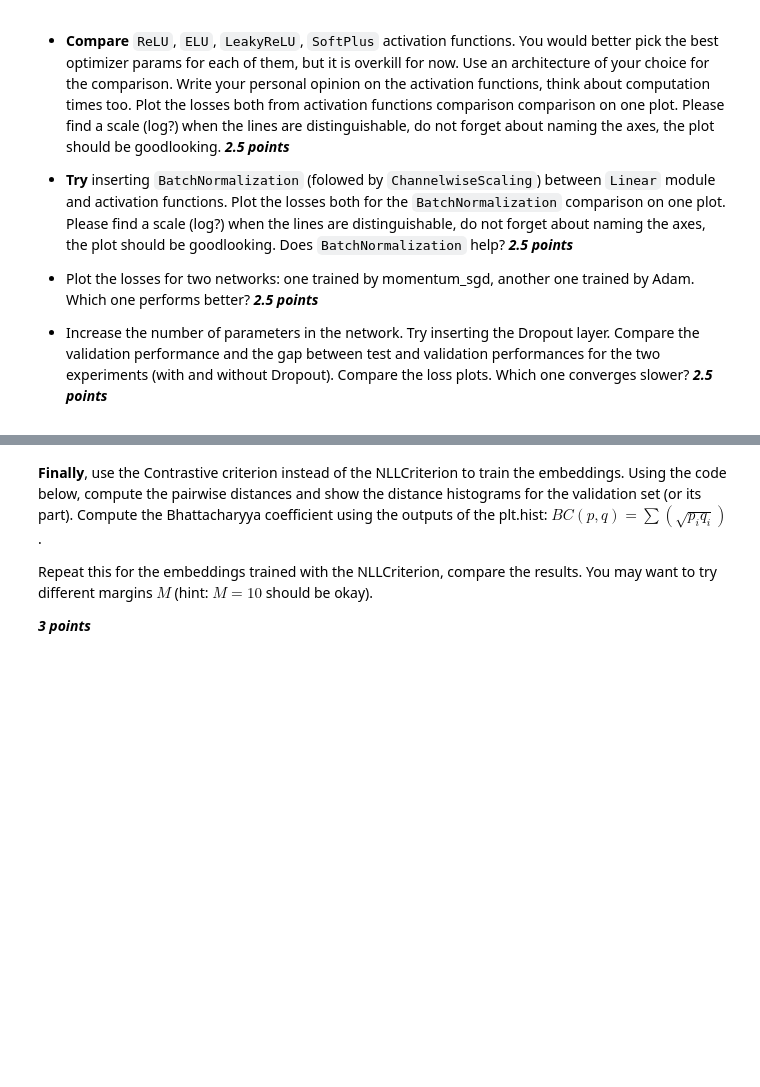
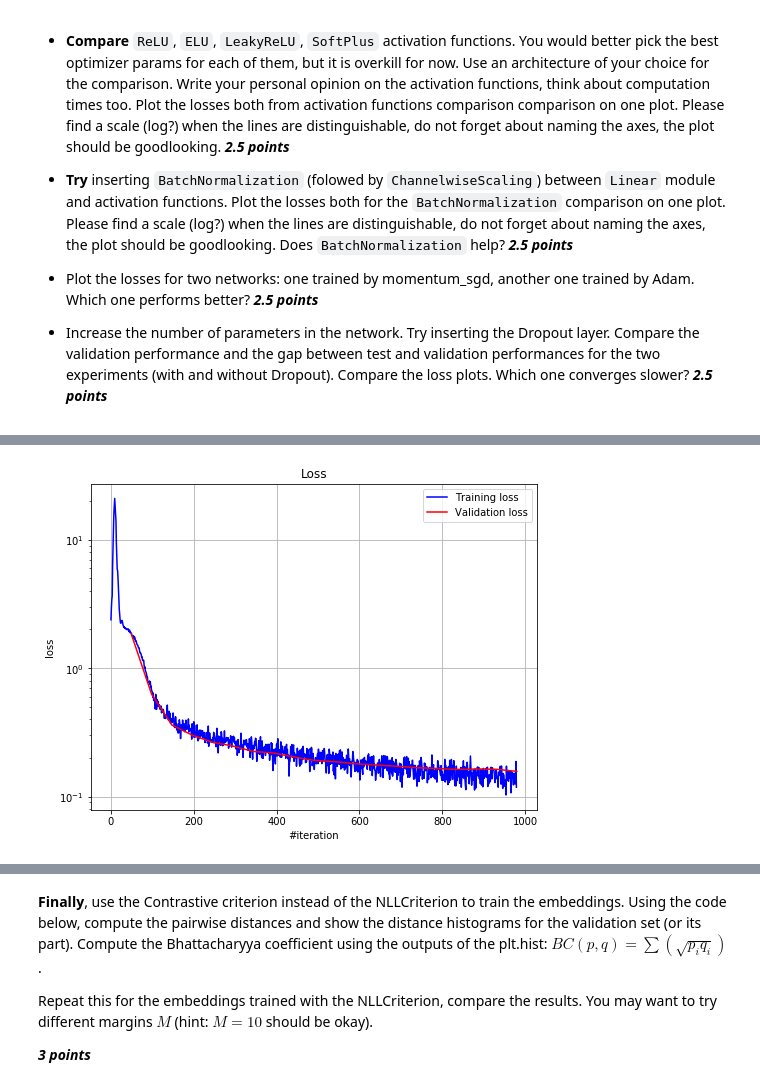
Before and after one commit to liviniuk/dl-course-skoltech, a Jupyter notebook: HW1/homework_main-basic.ipynb, the cells around one changed output, grey strips where cells are left out. Saved outputs shown, nothing was run; the diff lists cells and outputs as text; code cells hidden in the pictures; blank space fills up the shorter version.

```diff
--- a/HW1/homework_main-basic.ipynb
+++ b/HW1/homework_main-basic.ipynb
@@ -165,0 +231,8 @@ You would better pick the best optimizer params for each of them, but it is over
+# %%
+net_SoftPlus = Sequential()
+net_SoftPlus.add(Linear(28*28, n_hidden))
+net_SoftPlus.add(SoftPlus())
+net_SoftPlus.add(Linear(n_hidden, 10))
+net_SoftPlus.add(LogSoftMax())
+
+print(net_SoftPlus)
@@ -165,0 +375,6 @@ You would better pick the best optimizer params for each of them, but it is over
+# %%
+optimizer_state = {}
+
+loss_history['SoftPlus'], average_time['SoftPlus'] = train(net_SoftPlus)
+# %% [output]
+[figure, added]
```
Also changed, not shown: parts of 51 cells of this notebook.
